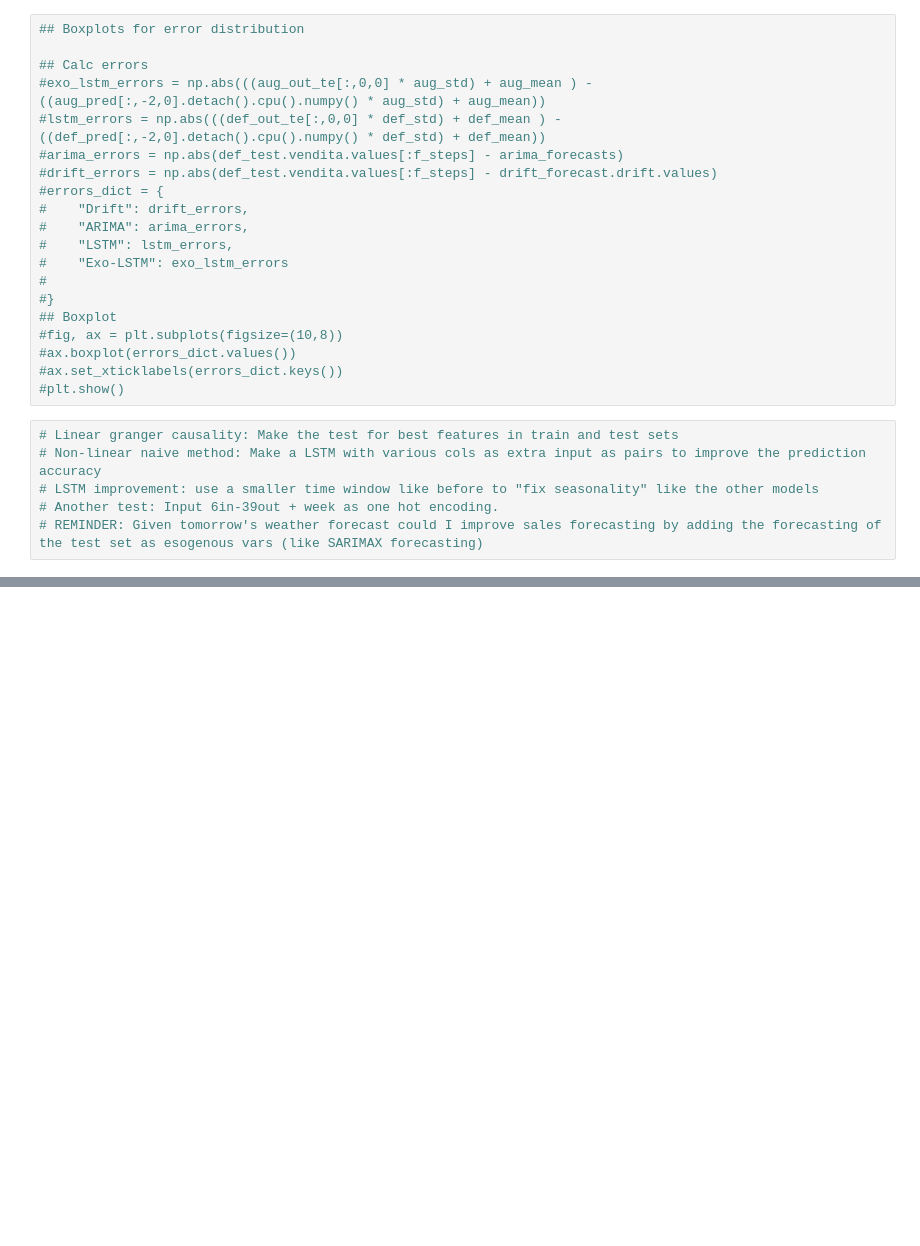
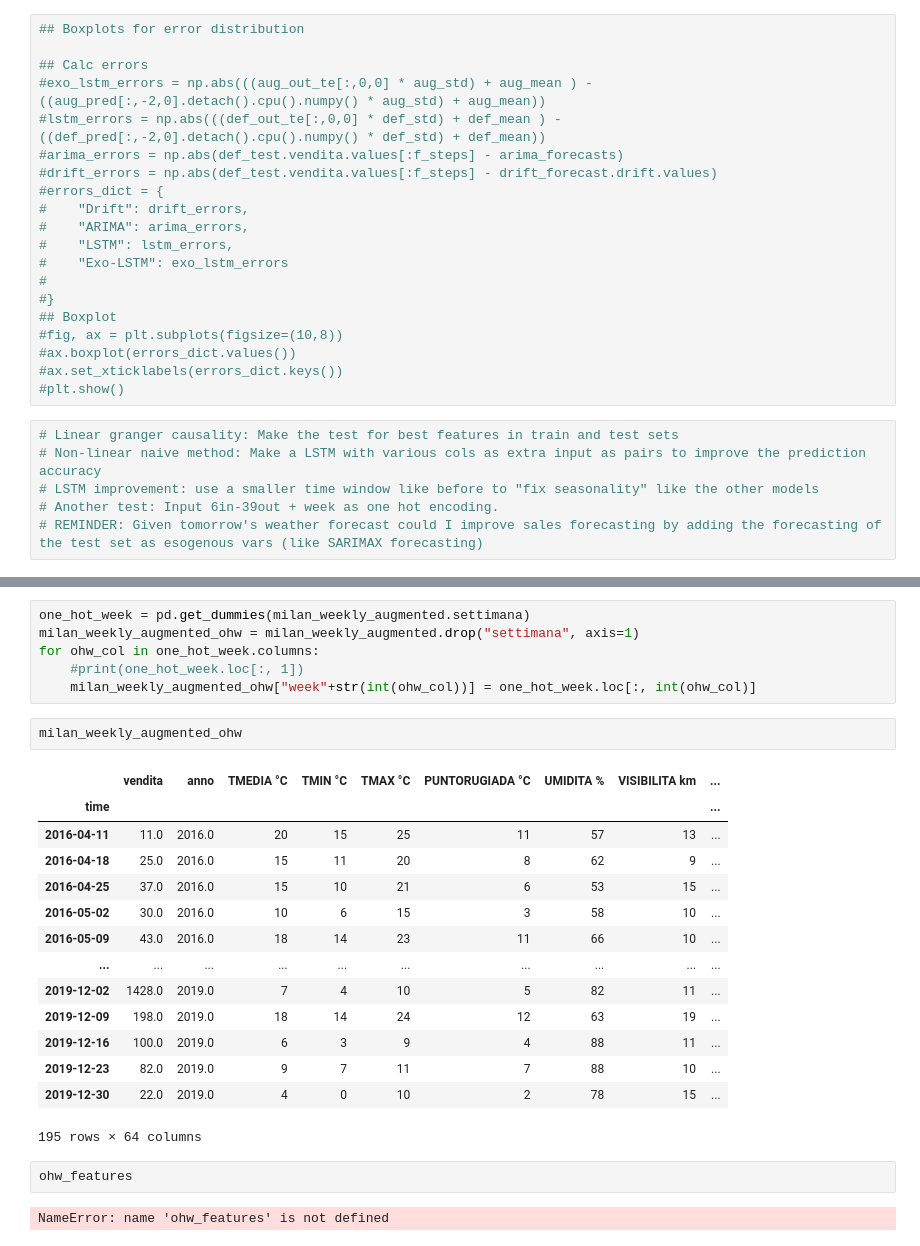
Before and after one commit to geriskenderi/EXO-LSTM, a Jupyter notebook: code/Thesis Forecasting - Total Weekly Sales Experiments.ipynb, the cells around one changed output, grey strips where cells are left out. Cells and saved outputs as stored; diff of their text form; blank space fills up the shorter version.

```diff
--- a/code/Thesis Forecasting - Total Weekly Sales Experiments.ipynb
+++ b/code/Thesis Forecasting - Total Weekly Sales Experiments.ipynb
@@ -775,0 +677,27 @@ milan_weekly_augmented
+# %%
+one_hot_week = pd.get_dummies(milan_weekly_augmented.settimana)
+milan_weekly_augmented_ohw = milan_weekly_augmented.drop("settimana", axis=1)
+for ohw_col in one_hot_week.columns:
+    #print(one_hot_week.loc[:, 1])
+    milan_weekly_augmented_ohw["week"+str(int(ohw_col))] = one_hot_week.loc[:, int(ohw_col)]
+# %%
+milan_weekly_augmented_ohw
+# %% [output]
+|  | vendita | anno | TMEDIA °C | TMIN °C | TMAX °C | PUNTORUGIADA °C | UMIDITA % | VISIBILITA km | ... |
+| time |  |  |  |  |  |  |  |  | ... |
+| 2016-04-11 | 11.0 | 2016.0 | 20 | 15 | 25 | 11 | 57 | 13 | ... |
+| 2016-04-18 | 25.0 | 2016.0 | 15 | 11 | 20 | 8 | 62 | 9 | ... |
+| 2016-04-25 | 37.0 | 2016.0 | 15 | 10 | 21 | 6 | 53 | 15 | ... |
+| 2016-05-02 | 30.0 | 2016.0 | 10 | 6 | 15 | 3 | 58 | 10 | ... |
+| 2016-05-09 | 43.0 | 2016.0 | 18 | 14 | 23 | 11 | 66 | 10 | ... |
+| ... | ... | ... | ... | ... | ... | ... | ... | ... | ... |
+| 2019-12-02 | 1428.0 | 2019.0 | 7 | 4 | 10 | 5 | 82 | 11 | ... |
+| 2019-12-09 | 198.0 | 2019.0 | 18 | 14 | 24 | 12 | 63 | 19 | ... |
+| 2019-12-16 | 100.0 | 2019.0 | 6 | 3 | 9 | 4 | 88 | 11 | ... |
+| 2019-12-23 | 82.0 | 2019.0 | 9 | 7 | 11 | 7 | 88 | 10 | ... |
+| 2019-12-30 | 22.0 | 2019.0 | 4 | 0 | 10 | 2 | 78 | 15 | ... |
+195 rows × 64 columns
+# %%
+ohw_features
+# %% [output]
+NameError: name 'ohw_features' is not defined
```
Also changed, not shown: parts of 7 cells of this notebook, 2 other files.
